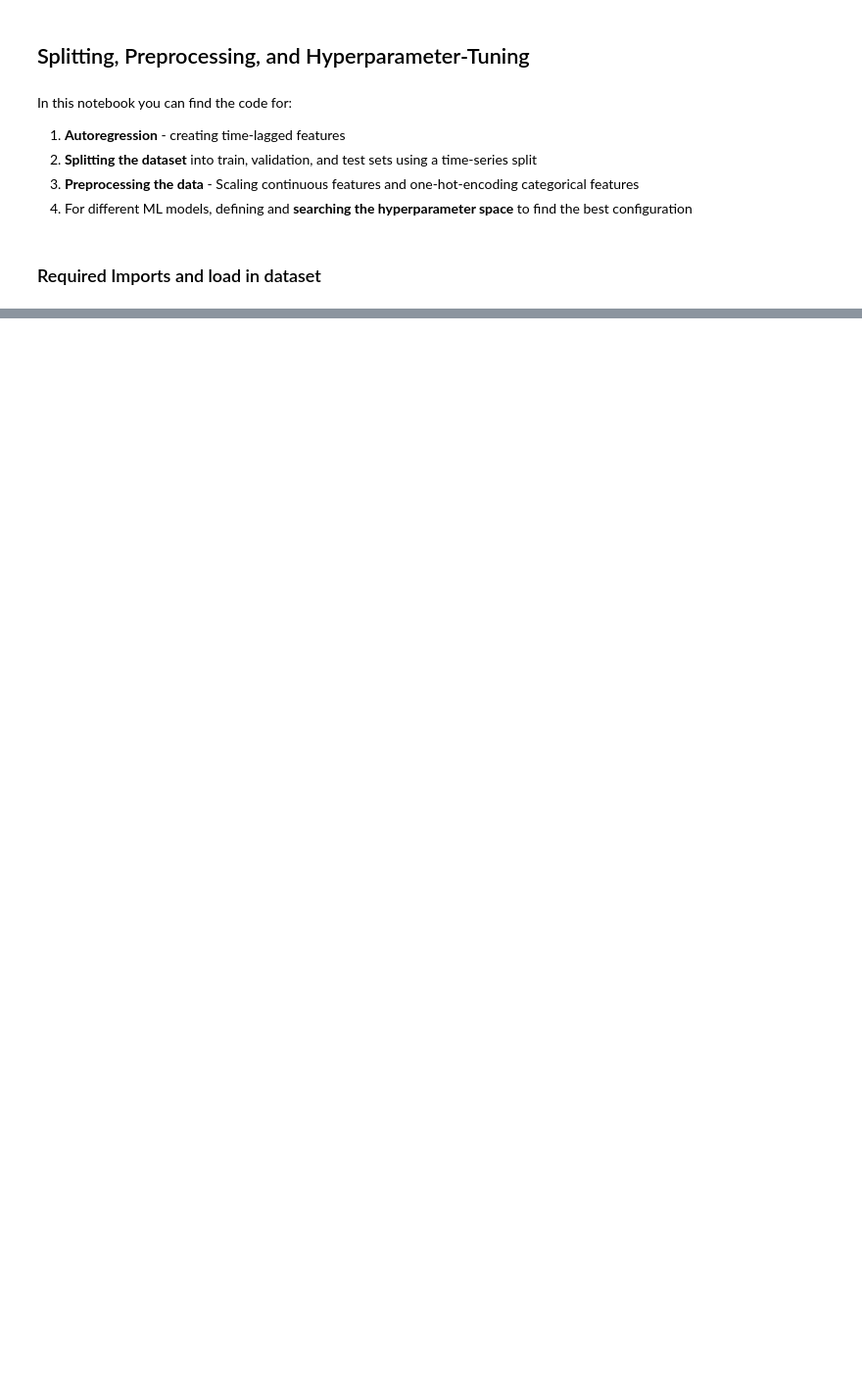
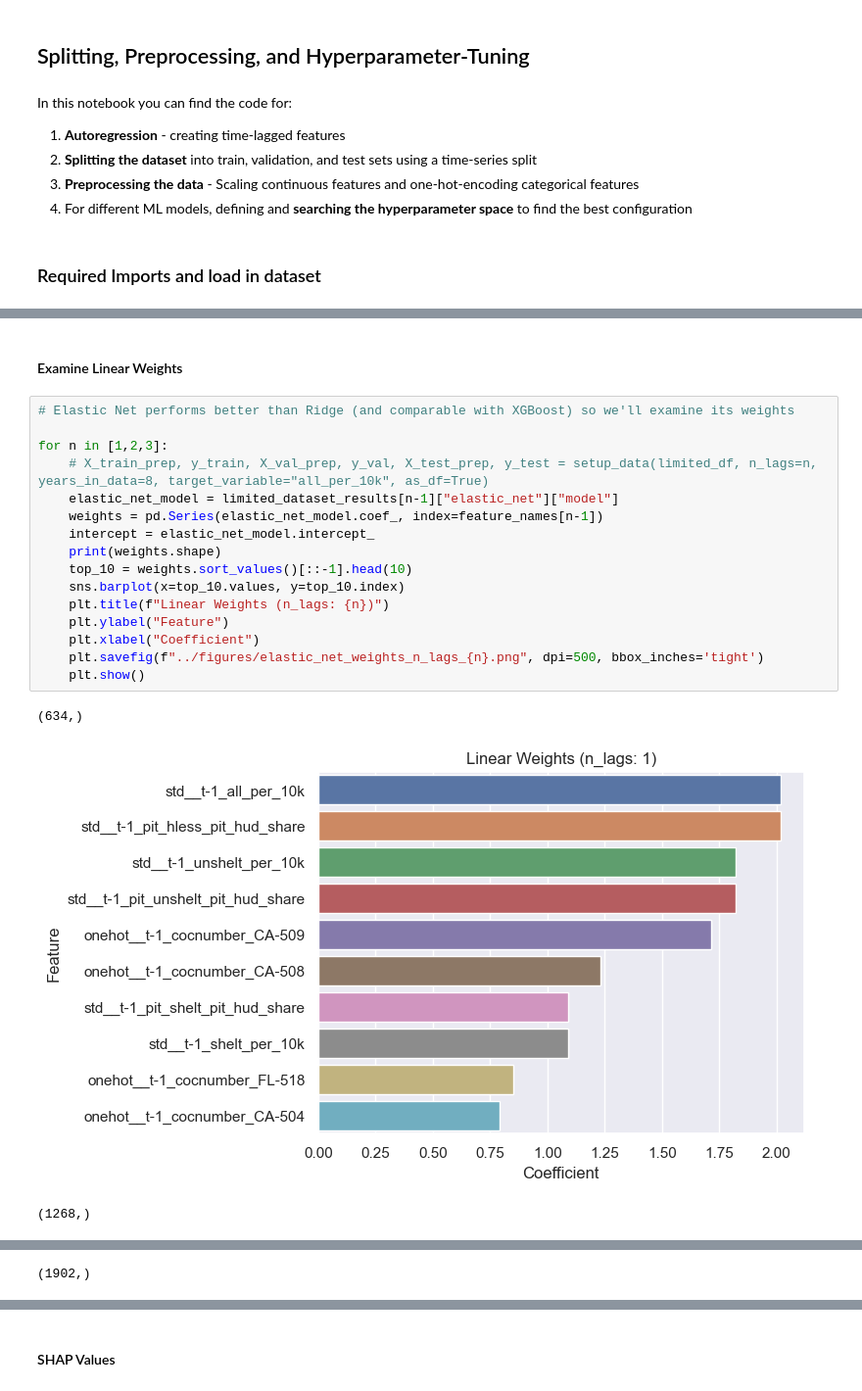
Before and after one commit to nwrousell/data1030-homelessness-project, a Jupyter notebook: src/model_development.ipynb, the cells around one changed output, grey strips where cells are left out. Shown at 98% size. Cells and saved outputs as stored; diff of their text form; blank space fills up the shorter version.

```diff
--- a/src/model_development.ipynb
+++ b/src/model_development.ipynb
@@ -340,0 +805,22 @@ Test R2: 0.8682099782463348
+# %% [markdown]
+#### Examine Linear Weights
+# %%
+# Elastic Net performs better than Ridge (and comparable with XGBoost) so we'll examine its weights
+
+for n in [1,2,3]:
+    # X_train_prep, y_train, X_val_prep, y_val, X_test_prep, y_test = setup_data(limited_df, n_lags=n, years_in_data=8, target_variable="all_per_10k", as_df=True)
+    elastic_net_model = limited_dataset_results[n-1]["elastic_net"]["model"]
+    weights = pd.Series(elastic_net_model.coef_, index=feature_names[n-1])
+    intercept = elastic_net_model.intercept_
+    print(weights.shape)
+    top_10 = weights.sort_values()[::-1].head(10)
+    sns.barplot(x=top_10.values, y=top_10.index)
+    plt.title(f"Linear Weights (n_lags: {n})")
+    plt.ylabel("Feature")
+    plt.xlabel("Coefficient")
+    plt.savefig(f"../figures/elastic_net_weights_n_lags_{n}.png", dpi=500, bbox_inches='tight')
+    plt.show()
+# %% [output]
+(634,)
+[figure, added]
+(1268,)
@@ -340,0 +828 @@ Test R2: 0.8682099782463348
+(1902,)
@@ -340,0 +830,2 @@ Test R2: 0.8682099782463348
+# %% [markdown]
+#### SHAP Values
```
Also changed, not shown: parts of 52 cells of this notebook, 36 other files.
